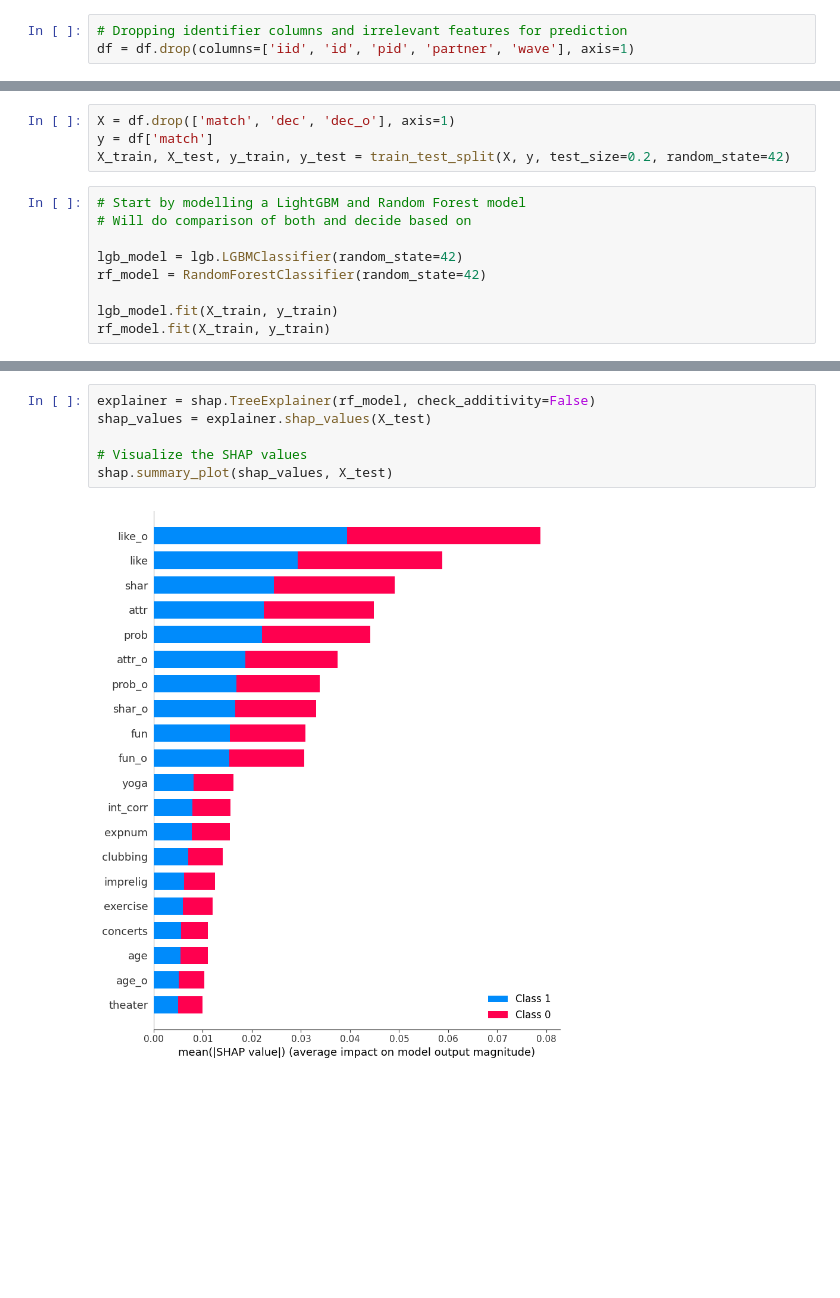
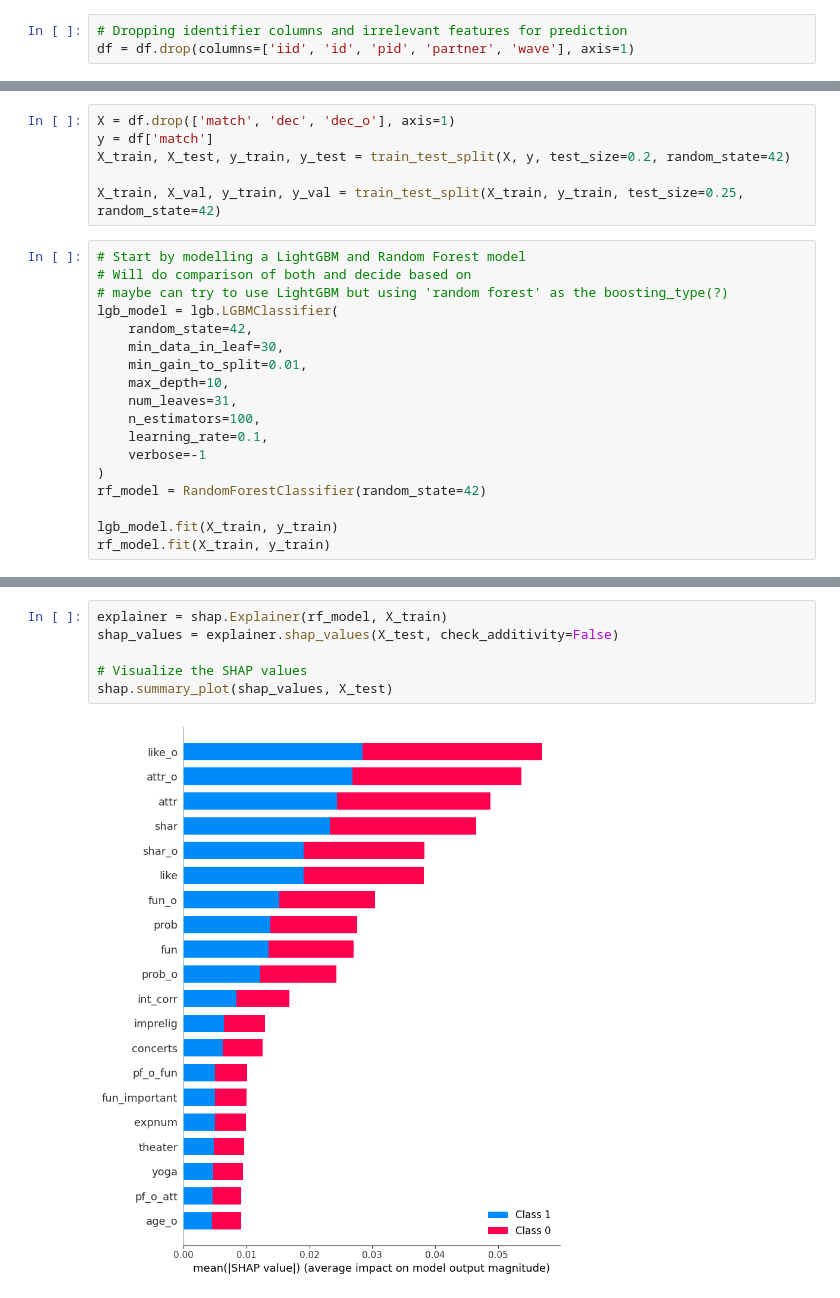
Before and after one commit to meralegre/capstone, a Jupyter notebook: modelling.ipynb, the cells around one changed output, grey strips where cells are left out. Cells and saved outputs as stored; diff of their text form; blank space fills up the shorter version.

Commit message:
finished implementation of optimal threshold for random forest model

```diff
--- a/modelling.ipynb
+++ b/modelling.ipynb
@@ -100,11 +104,22 @@ df
 X = df.drop(['match', 'dec', 'dec_o'], axis=1)
 y = df['match']
 X_train, X_test, y_train, y_test = train_test_split(X, y, test_size=0.2, random_state=42)
+
+X_train, X_val, y_train, y_val = train_test_split(X_train, y_train, test_size=0.25, random_state=42)
 # %%
 # Start by modelling a LightGBM and Random Forest model
 # Will do comparison of both and decide based on
-
-lgb_model = lgb.LGBMClassifier(random_state=42)
+# maybe can try to use LightGBM but using 'random forest' as the boosting_type(?)
+lgb_model = lgb.LGBMClassifier(
+    random_state=42,
+    min_data_in_leaf=30,
+    min_gain_to_split=0.01,
+    max_depth=10,
+    num_leaves=31,
+    n_estimators=100,
+    learning_rate=0.1,
+    verbose=-1
+)
 rf_model = RandomForestClassifier(random_state=42)
 
 lgb_model.fit(X_train, y_train)
@@ -156,8 +262,8 @@ shap.summary_plot(shap_values, X_test)
 # %%
-explainer = shap.TreeExplainer(rf_model, check_additivity=False)
-shap_values = explainer.shap_values(X_test)
+explainer = shap.Explainer(rf_model, X_train)
+shap_values = explainer.shap_values(X_test, check_additivity=False)
 
 # Visualize the SHAP values
 shap.summary_plot(shap_values, X_test)
 # %% [output]
-[figure, old version]
+[figure, new version]
```
Also changed, not shown: parts of 15 cells of this notebook, 1 other file.
